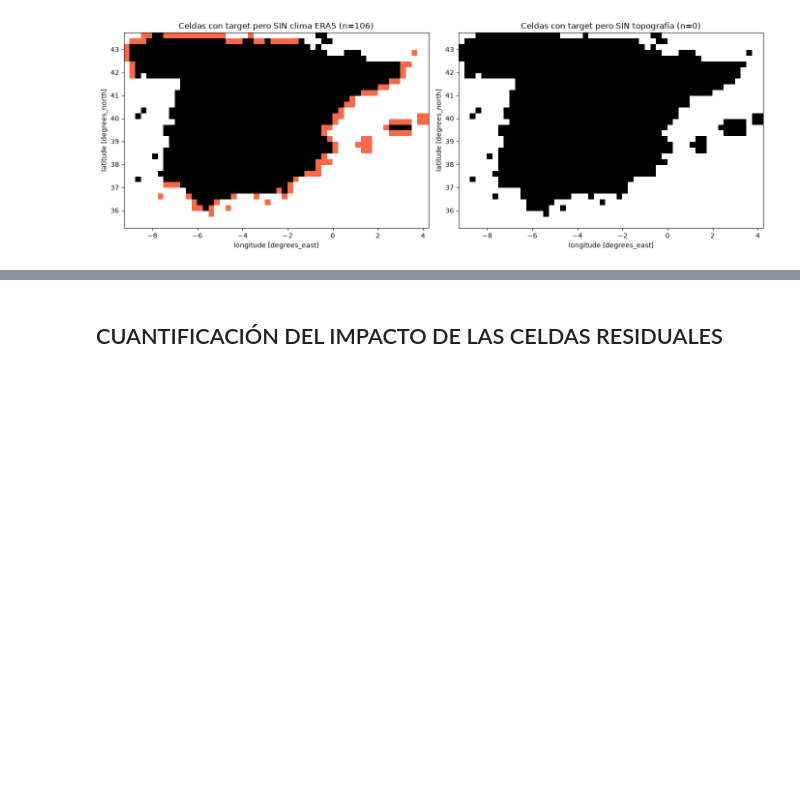
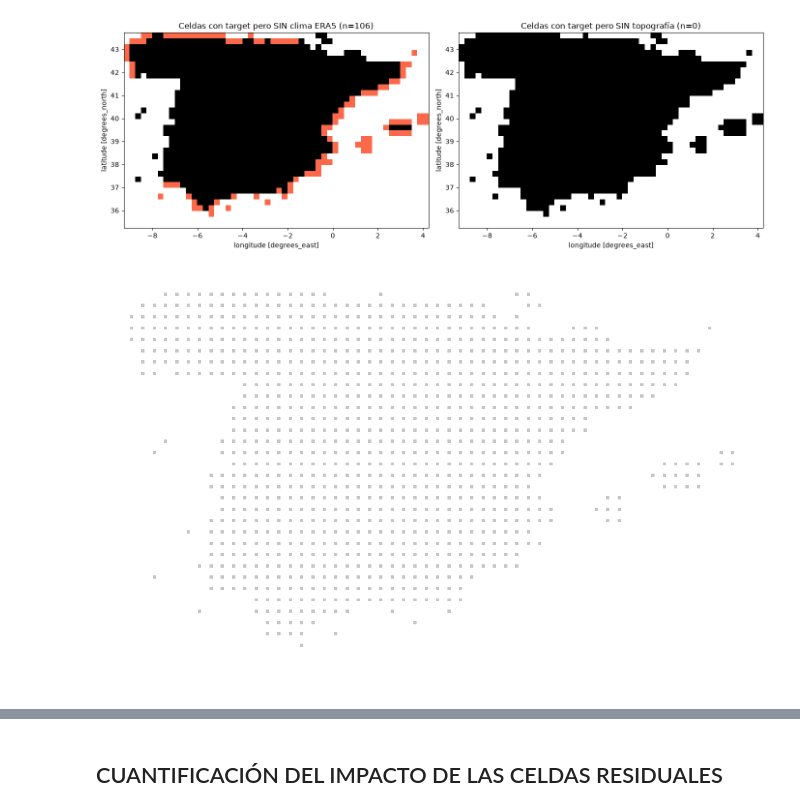
Before and after one commit to TheWhiteSavage/TrabajoFinMaster, a Jupyter notebook: 03_Master Dataset.ipynb, the cells around one changed output, grey strips where cells are left out. Saved outputs shown, nothing was run; the diff lists cells and outputs as text; code cells hidden in the pictures; blank space fills up the shorter version.

```diff
--- a/03_Master Dataset.ipynb
+++ b/03_Master Dataset.ipynb
@@ -572,3 +572,25 @@ plt.savefig(FIGURES / "diagnostico_celdas_residuales.png", dpi=300)
 plt.show()
 # %% [output]
 [figure]
+# %%
+# Pasar de xarray a formato largo (lat, lon, valor)
+df_dominio = mask_target.to_dataframe(name="valor").reset_index().dropna(subset=["valor"])
+
+fig, ax = plt.subplots(figsize=(12, 12))
+
+# Dominio completo en gris muy claro (silueta neutra)
+ax.scatter(df_dominio["longitude"], df_dominio["latitude"],
+           marker="s", s=18, c=df_dominio["valor"],
+           cmap="Greys", vmin=0, vmax=3, linewidths=0)
+
+ax.set_aspect("equal")
+ax.axis("off")
+
+plt.tight_layout(pad=0)
+plt.savefig(
+    FIGURES / "video_celdas_residuales_scatter_firespain.png",
+    dpi=300, bbox_inches="tight", transparent=True
+)
+plt.show()
+# %% [output]
+[figure, added]
```
Also changed, not shown: parts of 2 cells of this notebook, 5 other files.
